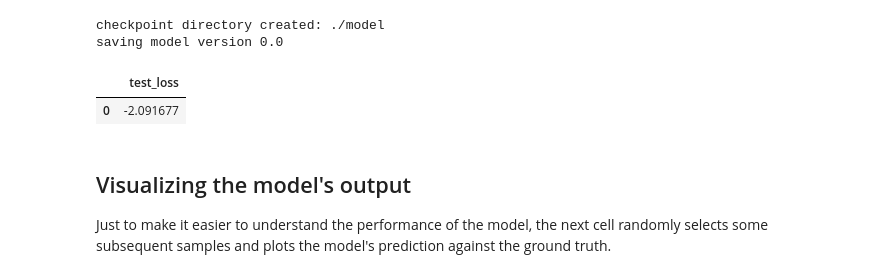
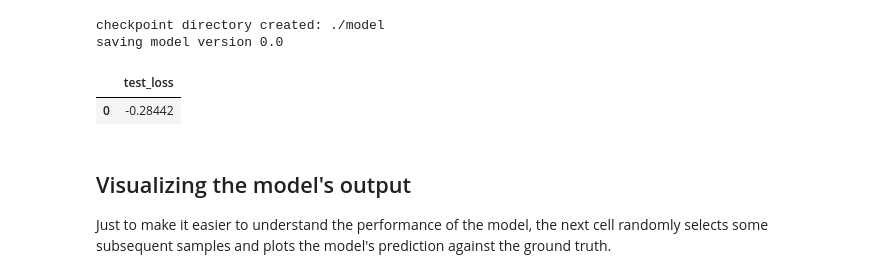
Before and after one commit to MrPio/PHM_North_America_2024_Challenge, a Jupyter notebook: 2-torque_target_probabilistic_regression/2.3-Generating_Torque_Margin_Predictions.ipynb, the cells around one changed output. Saved outputs shown, nothing was run; the diff lists cells and outputs as text; code cells hidden in the pictures.

```diff
--- a/2-torque_target_probabilistic_regression/2.3-Generating_Torque_Margin_Predictions.ipynb
+++ b/2-torque_target_probabilistic_regression/2.3-Generating_Torque_Margin_Predictions.ipynb
@@ -38,20 +42,19 @@ trainset_x = (trainset_x - means) / stds
 validset_x = (validset_x - means) / stds
 testset_x = (testset_x - means) / stds
 # %%
-pyKAN: PHMNetwork = PyKAN([[len(train_x.columns), 0], [1, 0], [2, 0]], 'regression', grid_size=2, device='cpu')
+pyKAN: PHMNetwork = PyKAN([[len(train_x.columns), 0], [1, 1], [1, 1], [2, 0]], 'regression', grid_size=4, device='cpu')
 # %% [output]
 checkpoint directory created: ./model
 saving model version 0.0
 # %%
 # 1s
-pyKAN.load('torque_target_final_mrg')
-_, _, testset, _ = split_dataset(train_x, train_y['trq_margin'], train_ratio=0.15, max=1, seed=1)
+pyKAN.load('torque_target_final_mrg_newloss')
+_, _, testset, _ = split_dataset(train_x, train_y['trq_margin'], standardize_y=False, train_ratio=0.15, max=1, seed=1)
 metrics = pyKAN.test(testset)
-assert metrics['test_loss'] < -2
 pd.DataFrame([metrics])
 # %% [output]
 |  | test_loss |
-| 0 | -2.091677 |
+| 0 | -0.28442 |
 # %%
 def predict(model, dataset, batch_size=8192) -> pd.DataFrame:
     model.eval()
```
Also changed, not shown: parts of 10 cells of this notebook, 35 other files.
